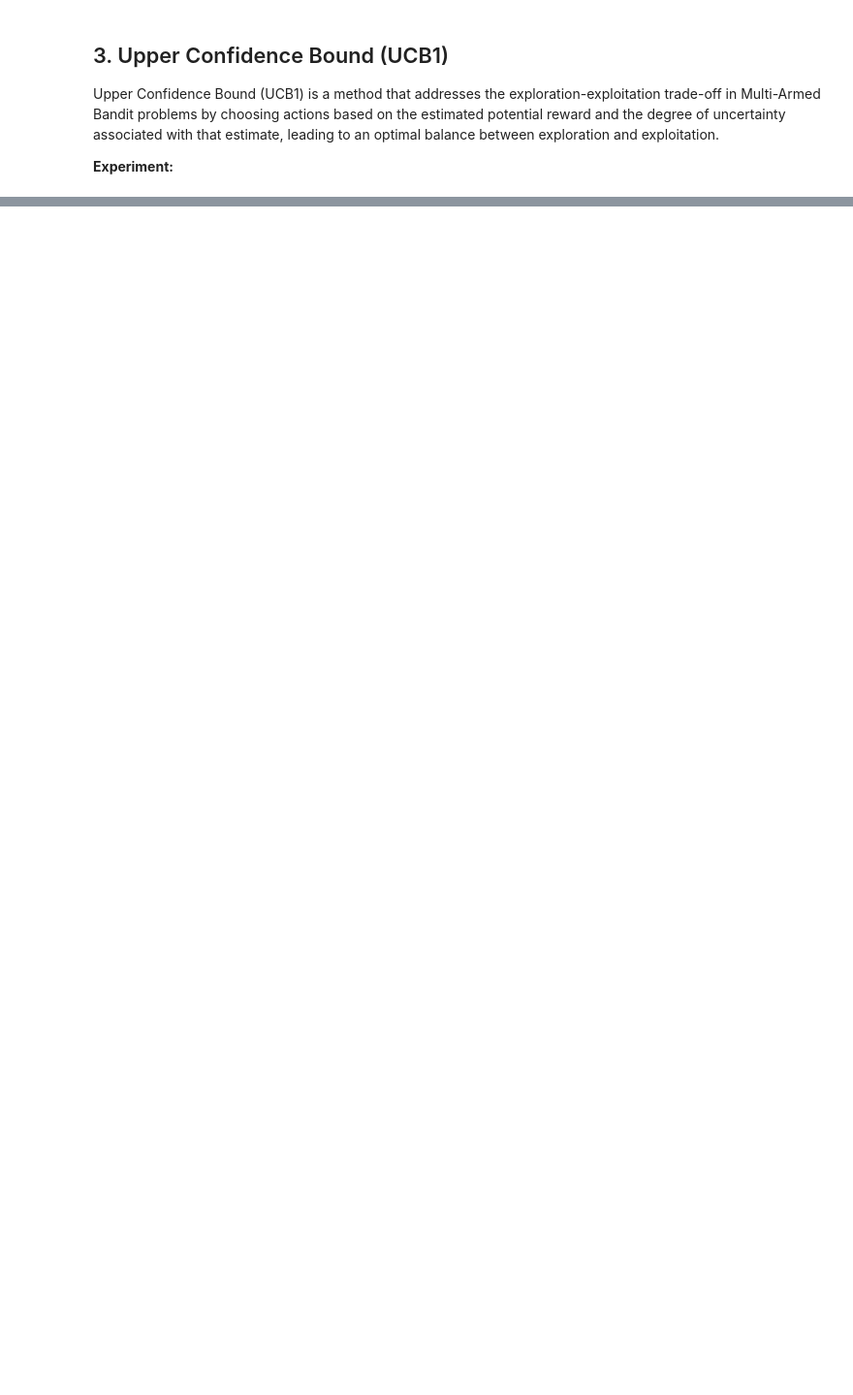
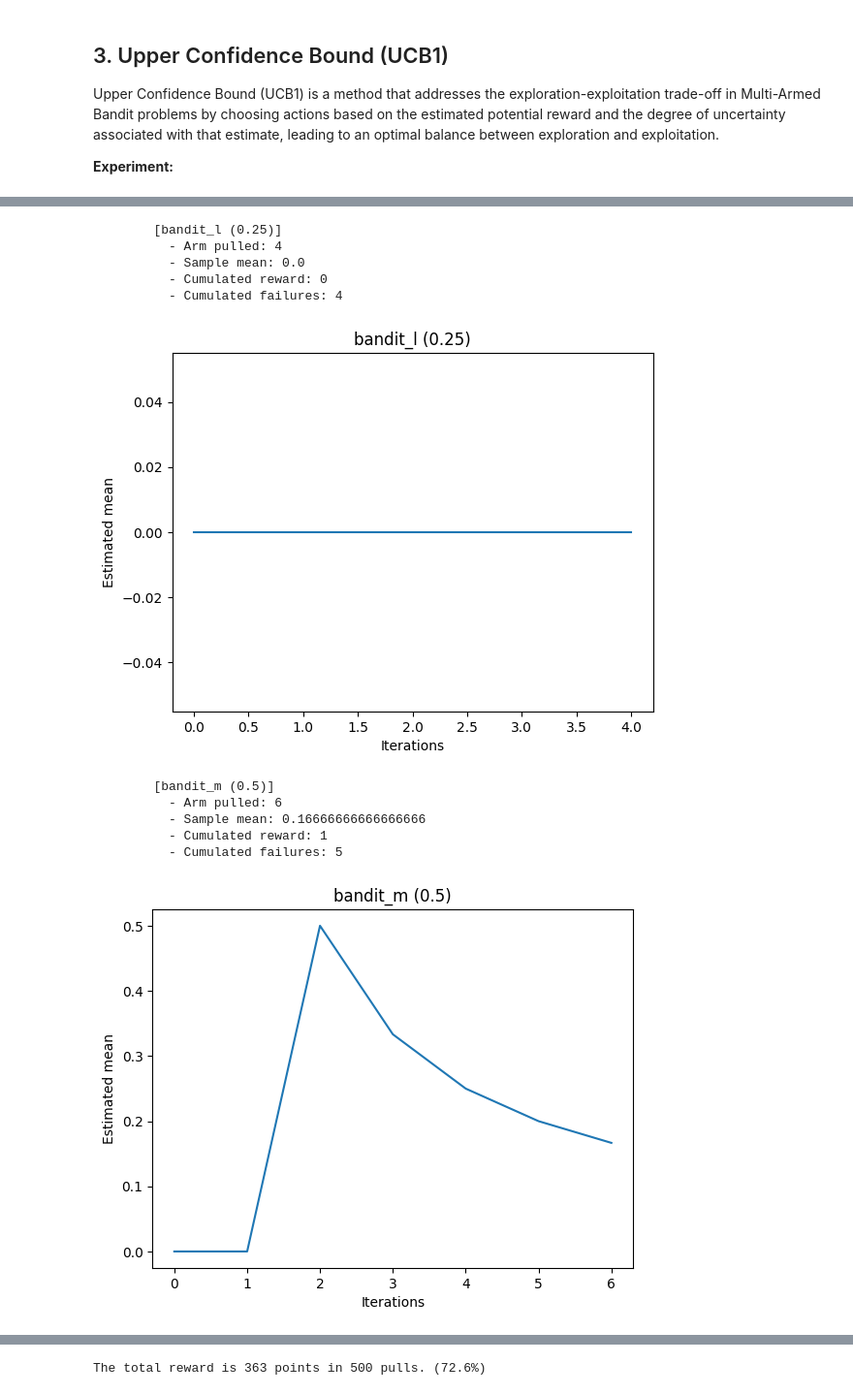
Before and after one commit to charlstown/rl-exploration-explotation, a Jupyter notebook: notebooks/1_rl_exploration_explotation.ipynb, the cells around one changed output, grey strips where cells are left out. Shown: that part at 97% size. Cells and saved outputs as stored; diff of their text form; code cells hidden in the pictures; blank space fills up the shorter version.

```diff
--- a/notebooks/1_rl_exploration_explotation.ipynb
+++ b/notebooks/1_rl_exploration_explotation.ipynb
@@ -470,0 +274,31 @@ Error:
+# %%
+# UCB1 with Hoeffding's inequality condition
+def apply_weight(x_mean, n_plays, n_samples):
+    """
+    Function to add weights based in Hoeffding's inequality
+    """
+    return x_mean + (2*log(n_plays)/n_samples)**0.5
+# %%
+# Creating the bandits for this experiment
+bandits_ucb1 = [bandit_machine(name=n, probability=p, save_history=True)\
+     for n, p in initial_params.items()]
+
+# Initial parameters
+n_experiments = 500         # Number of total pulls allowed
+total_reward_ucb1 = 0       # Total reward of the experiment
+total_plays = 0
+
+# Run the experiments
+# Initialization
+for j in range(len(bandits_bayesian)):
+     x = bandits_ucb1[j].pull()
+     total_plays += 1
+
+# UCB1
+for i in range(n_experiments):
+    # Choose the bandit based higher sample mean
+    bandits_sample_mean = [apply_weight(m.sample_mean, total_plays, m.n_pulls) for m in bandits_ucb1]
+    j = np.argmax(bandits_sample_mean)
+
+    # Pull the arm of the selected machine
+    total_reward_ucb1 += bandits_ucb1[j].pull()
@@ -470,0 +307,25 @@ Error:
+# %%
+# Get all the data from the bandit machines
+for bandit in bandits_ucb1:
+    bandit.get_data()
+
+# Print the total reward
+accuracy = round((total_reward_ucb1/n_experiments)*100, 2)
+msg = f"The total reward is {total_reward_ucb1} points in {n_experiments} pulls. ({accuracy}%)"
+print(msg)
+
+# Plot a comparison of the pulls for each machine
+plot_bandit_balance(bandits_ucb1)
+# %% [output]
+        [bandit_l (0.25)]
+          - Arm pulled: 4
+          - Sample mean: 0.0
+          - Cumulated reward: 0
+          - Cumulated failures: 4
+[figure, added]
+        [bandit_m (0.5)]
+          - Arm pulled: 6
+          - Sample mean: 0.16666666666666666
+          - Cumulated reward: 1
+          - Cumulated failures: 5
+[figure, added]
@@ -470,0 +338 @@ Error:
+The total reward is 363 points in 500 pulls. (72.6%)
```
Also changed, not shown: parts of 21 cells of this notebook.
